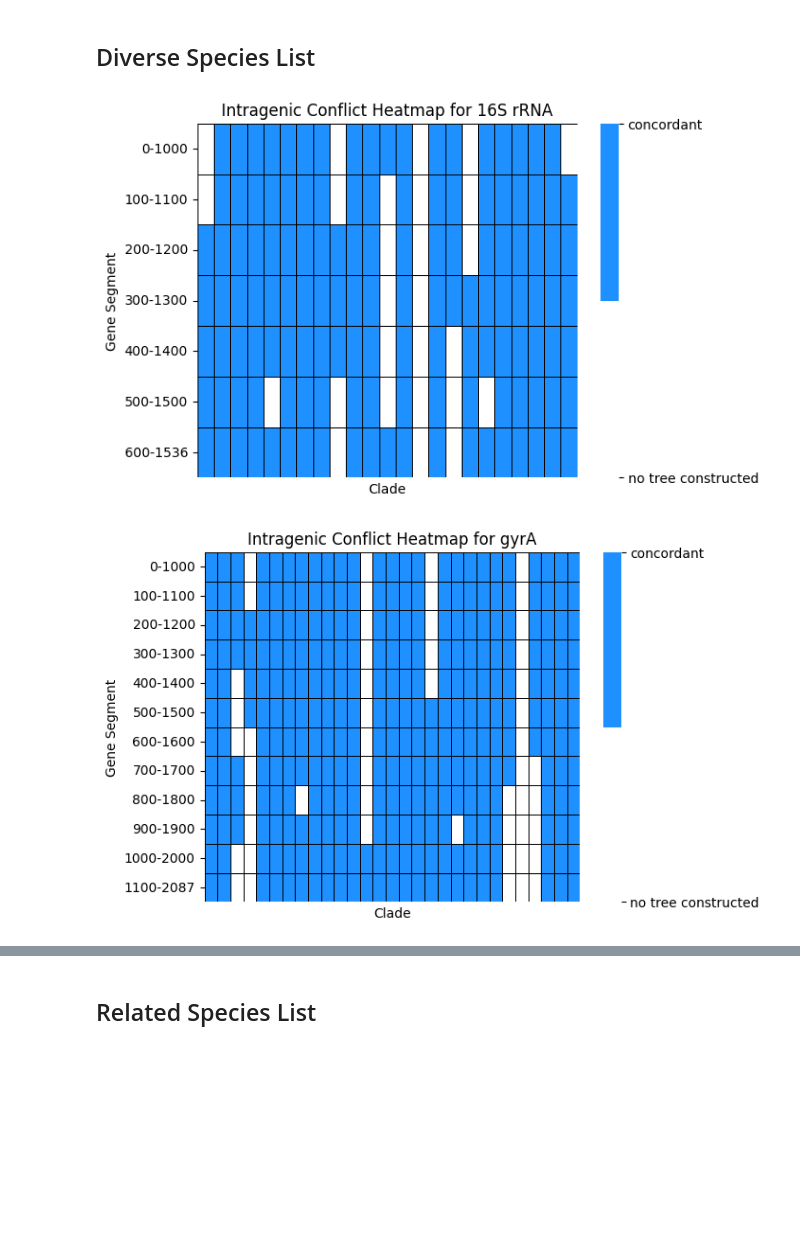
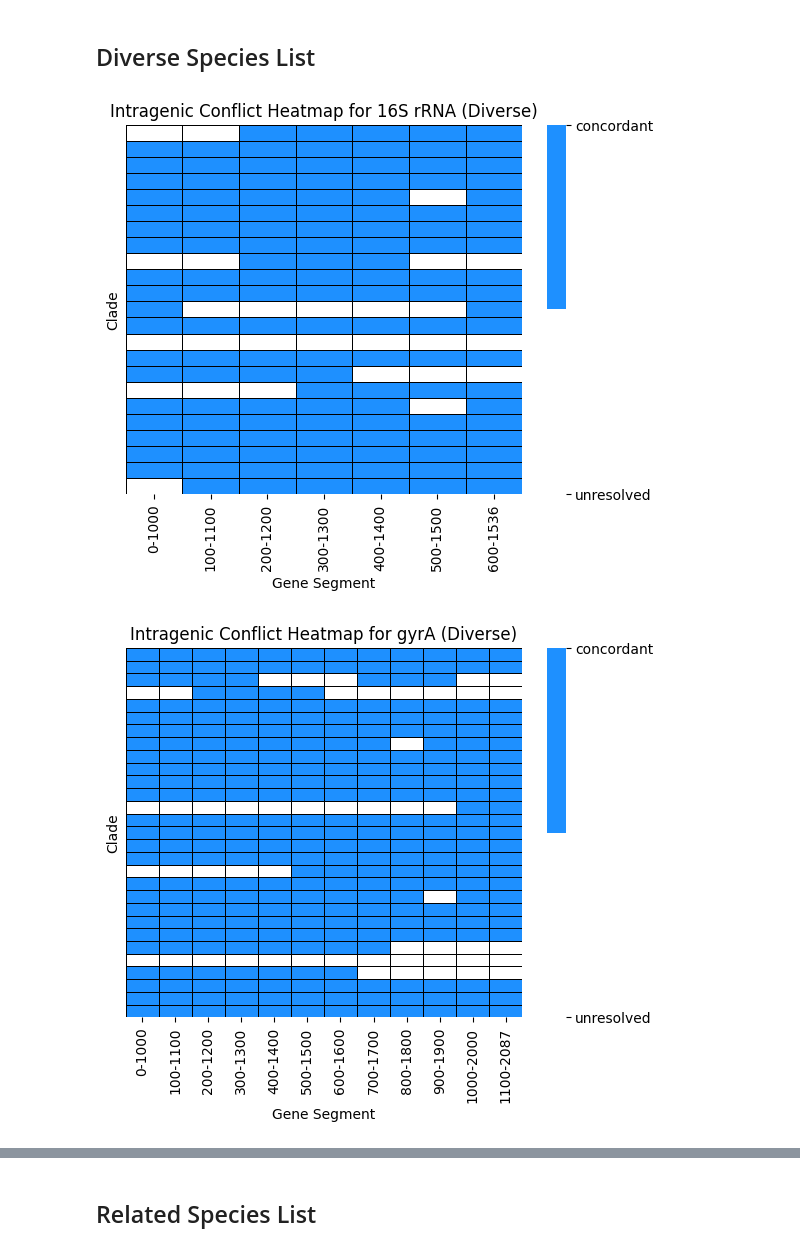
Before and after one commit to peneeta/HGTPhylogeny, a Jupyter notebook: intragenic_conflict/plot_ic_results.ipynb, the cells around one changed output, grey strips where cells are left out. Cells and saved outputs as stored; diff of their text form; code cells hidden in the pictures; blank space fills up the shorter version.

```diff
--- a/intragenic_conflict/plot_ic_results.ipynb
+++ b/intragenic_conflict/plot_ic_results.ipynb
@@ -8,7 +8,7 @@ import seaborn as sns
 # %%
 def PlotIntragenicConflictHeatmap(df, title):
     mapping = {-1: "conflict",
-               0: "no tree constructed",
+               0: "unresolved",
                1: "concordant"}
 
     # All possible values in order
@@ -24,7 +24,7 @@ def PlotIntragenicConflictHeatmap(df, title):
     cmap = ListedColormap(present_colors)
 
     # Plot
-    sns.heatmap(df.T,
+    sns.heatmap(df,
                 cmap=cmap,
                 cbar_kws={'ticks': present_values},
                 linewidths=0.4,
@@ -34,22 +34,22 @@ def PlotIntragenicConflictHeatmap(df, title):
     colorbar = plt.gca().collections[0].colorbar
     colorbar.set_ticklabels(present_labels)
 
-    plt.ylabel("Gene Segment")
+    plt.ylabel("Clade")
     plt.title(f"Intragenic Conflict Heatmap for {title}")
-    plt.xticks([], [])
-    plt.xlabel("Clade")
+    plt.yticks([], [])
+    plt.xlabel("Gene Segment")
     plt.show()
 # %% [markdown]
 ## Diverse Species List
 # %%
 rrna_df = pd.read_csv("./diverse/16S/subset_16S_aligned_trimmed.fasta.interval_plotdata", sep=" ")
-PlotIntragenicConflictHeatmap(rrna_df, "16S rRNA")
+PlotIntragenicConflictHeatmap(rrna_df, "16S rRNA (Diverse)")
 # %% [output]
-[figure, old version]
+[figure, new version]
 # %%
 gyra_df = pd.read_csv("./diverse/gyrA/subset_gyrA_aligned_trimmed.fasta.interval_plotdata", sep=" ")
-PlotIntragenicConflictHeatmap(gyra_df, "gyrA")
+PlotIntragenicConflictHeatmap(gyra_df, "gyrA (Diverse)")
 # %% [output]
-[figure, old version]
+[figure, new version]
 # %%
 bla_df = pd.read_csv("./diverse/bla/bla_aligned_trimmed.fasta.interval_plotdata", sep=" ")
```
Also changed, not shown: parts of 7 cells of this notebook, 13 other files.
